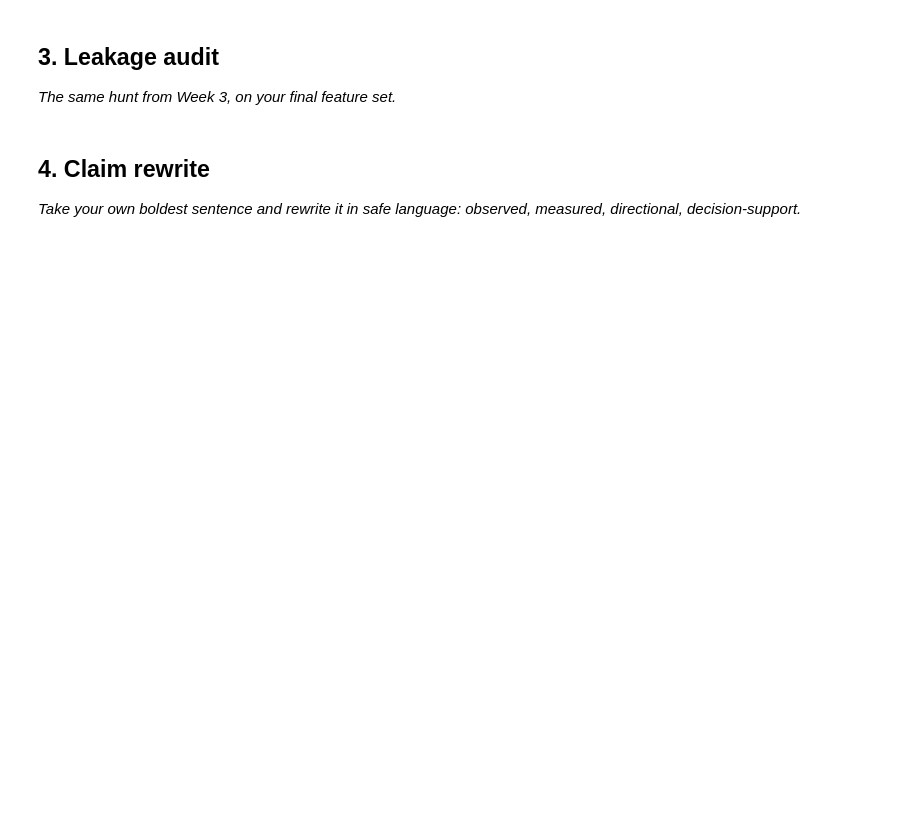
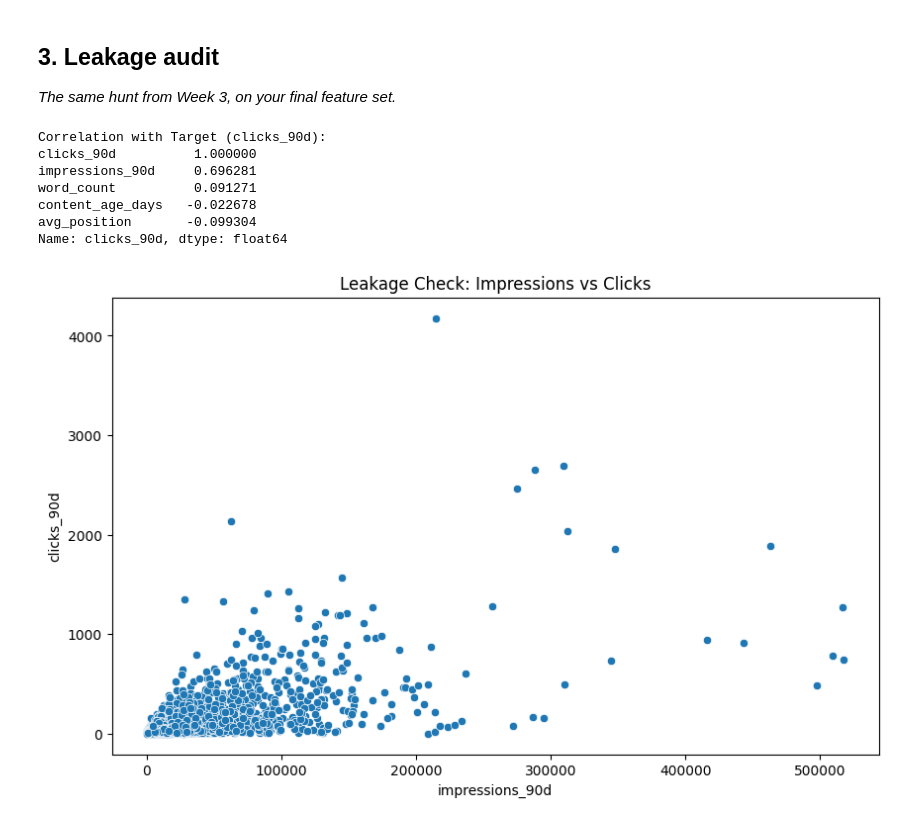
Before and after one commit to RohanNK86/ML_Intern_Assets, a Jupyter notebook: work/notebooks/w06_validation_audit.ipynb, the cells around one changed output. Drawn from its saved outputs; the diff is of its cells as text; code cells hidden in the pictures; blank space fills up the shorter version.

Commit message:
Research paper of brands SEO performance and handling the data leakage.

```diff
--- a/work/notebooks/w06_validation_audit.ipynb
+++ b/work/notebooks/w06_validation_audit.ipynb
@@ -30,4 +106,0 @@ This skeleton is yours to fill. Work the sections **in order** — each one has
-# %% [markdown]
-## 4. Claim rewrite
-
-*Take your own boldest sentence and rewrite it in safe language: observed, measured, directional, decision-support.*
@@ -36,0 +107,25 @@ This skeleton is yours to fill. Work the sections **in order** — each one has
+# %%
+import matplotlib.pyplot as plt
+import seaborn as sns
+
+# Calculate correlation between features and target
+correlations = df[features + [target]].corr()[target].sort_values(ascending=False)
+
+print("Correlation with Target (clicks_90d):")
+print(correlations)
+
+# Check for potential leakage: features with extremely high correlation
+# impressions_90d is highly likely to be a proxy for clicks.
+plt.figure(figsize=(10, 6))
+sns.scatterplot(data=df, x='impressions_90d', y='clicks_90d')
+plt.title('Leakage Check: Impressions vs Clicks')
+plt.show()
+# %% [output]
+Correlation with Target (clicks_90d):
+clicks_90d          1.000000
+impressions_90d     0.696281
+word_count          0.091271
+content_age_days   -0.022678
+avg_position       -0.099304
+Name: clicks_90d, dtype: float64
+[figure, added]
```
Also changed, not shown: parts of 10 cells of this notebook.
